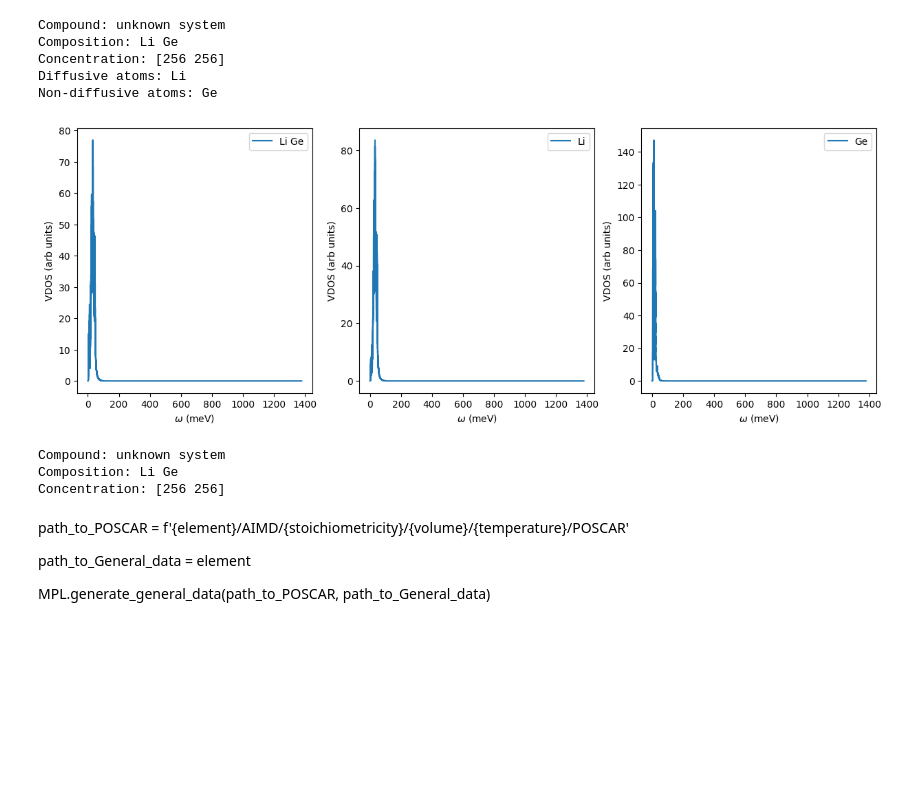
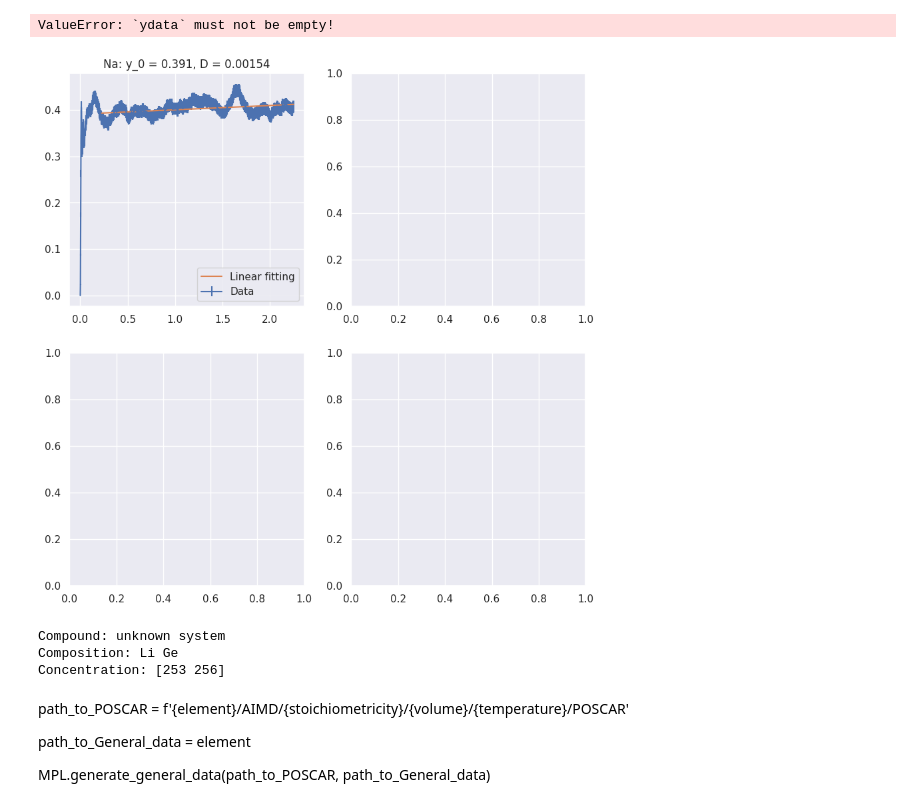
Before and after one commit to CibranLopez/Database, a Jupyter notebook: Incorporate_data.ipynb, the cells around one changed output. Saved outputs shown, nothing was run; the diff lists cells and outputs as text; code cells hidden in the pictures; blank space fills up the shorter version.

```diff
--- a/Incorporate_data.ipynb
+++ b/Incorporate_data.ipynb
@@ -1,11 +1,15 @@
 # %%
 import DB_library as DBL
+import numpy      as np
+import seaborn    as sns
+
 from os import system, chdir, listdir, path
-import numpy as np
 
 import sys
 sys.path.append('../')
 import MP.MP_library as MPL
+
+sns.set_theme()
 # %%
 data_path = '../../../Desktop/Data'
 
@@ -51,29 +47,22 @@ Mean non-diffusive msd: 0.5821866825991368
-# %%
-path = '../../../Desktop/fvib-validation-I/LiGe/AIMD/stoichiometric/500K'
-
-DBL.get_VACF_VDOS(path)
-
-path = '../../../Desktop/fvib-validation-I/LiGe/AIMD/stoichiometric/1000K'
-
-DBL.get_VACF_VDOS(path)
-
-path = '../../../Desktop/fvib-validation-I/LiGe/AIMD/non-stoichiometric/500K'
-
-DBL.get_VACF_VDOS(path)
-
-path = '../../../Desktop/fvib-validation-I/LiGe/AIMD/non-stoichiometric/1000K'
-
-DBL.get_VACF_VDOS(path)
-# %% [output]
-Compound: unknown system
-Composition: Li Ge
-Concentration: [256 256]
-Diffusive atoms: Li
-Non-diffusive atoms: Ge
-[figure, removed]
-Compound: unknown system
-Composition: Li Ge
-Concentration: [256 256]
+# %%
+path = '../../../Desktop/Validation Fvib/NaCu2O3/AIMD/non-stoichiometric/1000K'
+
+DBL.get_diffusion_coefficient(path, initial_point=0.1)
+# %% [output]
+ValueError: `ydata` must not be empty!
+[figure, added]
+# %%
+path = '../../../Desktop/fvib-validation-I/LiGe/AIMD/non-stoichiometric/500K'
+
+DBL.get_VACF_VDOS(path)
+
+path = '../../../Desktop/fvib-validation-I/LiGe/AIMD/non-stoichiometric/1000K'
+
+DBL.get_VACF_VDOS(path)
+# %% [output]
+Compound: unknown system
+Composition: Li Ge
+Concentration: [253 256]
 # %% [markdown]
 path_to_POSCAR       = f'{element}/AIMD/{stoichiometricity}/{volume}/{temperature}/POSCAR'
 
```
Also changed, not shown: parts of 1 cell of this notebook, 2 other files.
